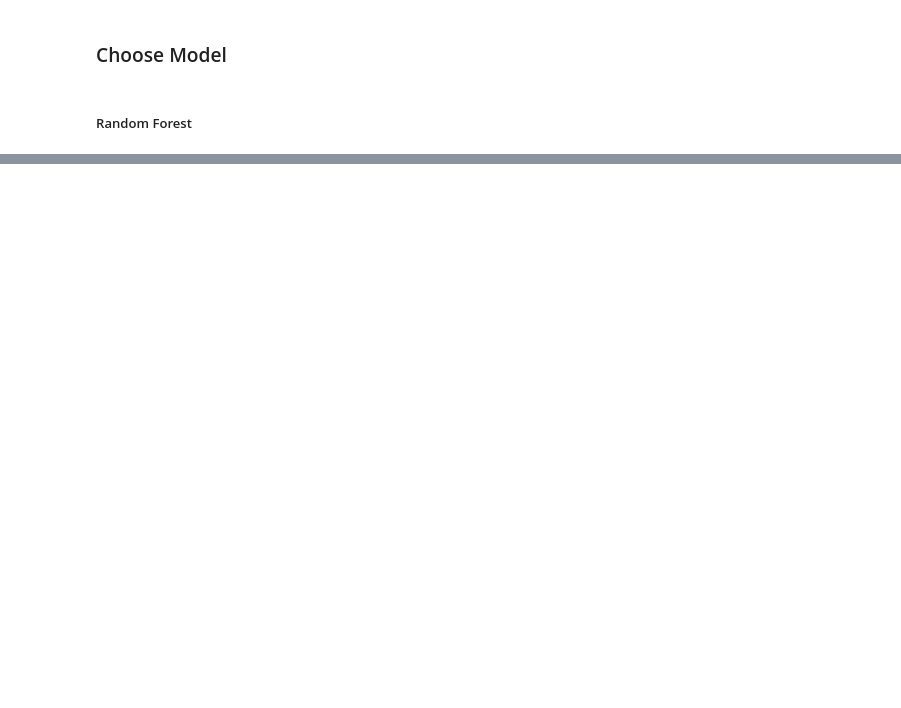
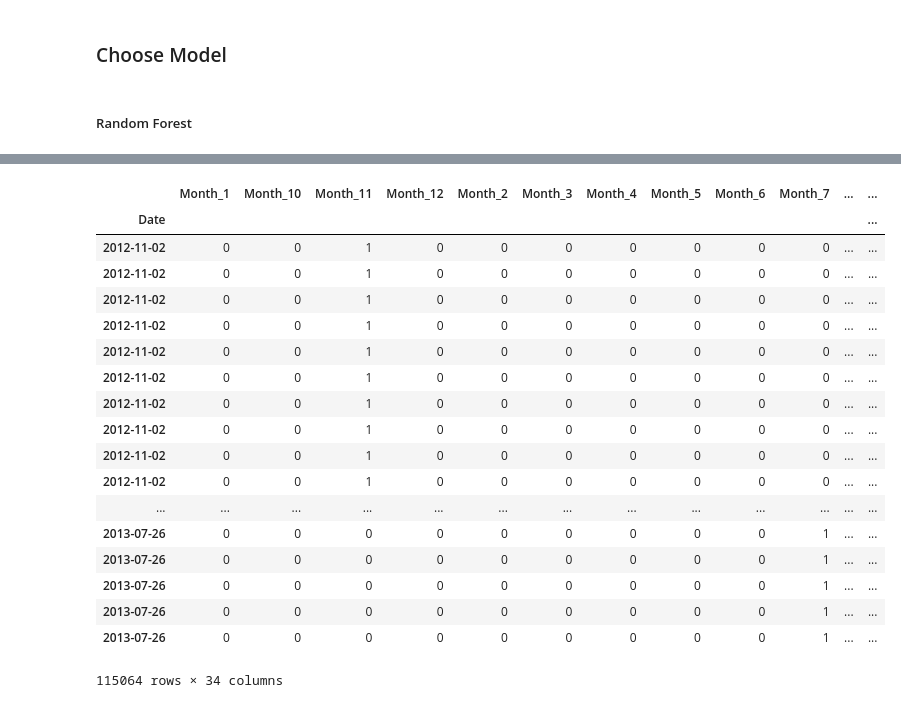
Before and after one commit to Tinsae/Thinkful-Data-Science, a Jupyter notebook: DS/Unit 3/Sales Prediction.ipynb, the cells around one changed output, grey strips where cells are left out. Cells and saved outputs as stored; diff of their text form; code cells hidden in the pictures; blank space fills up the shorter version.

Commit message:
sales prediction

```diff
--- a/DS/Unit 3/Sales Prediction.ipynb
+++ b/DS/Unit 3/Sales Prediction.ipynb
@@ -362,7 +438,7 @@ y_train = train.Difference
 ##### Random Forest
 # %%
 from sklearn.ensemble import RandomForestRegressor
-regr = RandomForestRegressor(n_estimators=20, criterion='mse', max_depth=None,
+regr = RandomForestRegressor(n_estimators=10, criterion='mse', max_depth=None,
                       min_samples_split=2, min_samples_leaf=1,
                       min_weight_fraction_leaf=0.0, max_features='auto',
                       max_leaf_nodes=None, min_impurity_decrease=0.0,
@@ -492,0 +509,10 @@ building tree 20 of 20
+# %%
+test['Month_8'] = 0
+test['Month_9'] = 0
+test['Month_10'] = 0
+test['Pre_christmas_yes'] = 0
+test['Black_Friday_yes'] = 0
+# %%
+# test
+X_test = test[selector2]
+regr.predict(X_test)
@@ -492,0 +525,3 @@ building tree 20 of 20
+# %%
+X_test.loc[:,'WeeklySales'] = regr.predict(X_test)
+X_test.to_csv('output.csv')
@@ -492,0 +546,22 @@ building tree 20 of 20
+# %%
+X_test
+# %% [output]
+|  | Month_1 | Month_10 | Month_11 | Month_12 | Month_2 | Month_3 | Month_4 | Month_5 | Month_6 | Month_7 | ... | ... |
+| Date |  |  |  |  |  |  |  |  |  |  |  | ... |
+| 2012-11-02 | 0 | 0 | 1 | 0 | 0 | 0 | 0 | 0 | 0 | 0 | ... | ... |
+| 2012-11-02 | 0 | 0 | 1 | 0 | 0 | 0 | 0 | 0 | 0 | 0 | ... | ... |
+| 2012-11-02 | 0 | 0 | 1 | 0 | 0 | 0 | 0 | 0 | 0 | 0 | ... | ... |
+| 2012-11-02 | 0 | 0 | 1 | 0 | 0 | 0 | 0 | 0 | 0 | 0 | ... | ... |
+| 2012-11-02 | 0 | 0 | 1 | 0 | 0 | 0 | 0 | 0 | 0 | 0 | ... | ... |
+| 2012-11-02 | 0 | 0 | 1 | 0 | 0 | 0 | 0 | 0 | 0 | 0 | ... | ... |
+| 2012-11-02 | 0 | 0 | 1 | 0 | 0 | 0 | 0 | 0 | 0 | 0 | ... | ... |
+| 2012-11-02 | 0 | 0 | 1 | 0 | 0 | 0 | 0 | 0 | 0 | 0 | ... | ... |
+| 2012-11-02 | 0 | 0 | 1 | 0 | 0 | 0 | 0 | 0 | 0 | 0 | ... | ... |
+| 2012-11-02 | 0 | 0 | 1 | 0 | 0 | 0 | 0 | 0 | 0 | 0 | ... | ... |
+| ... | ... | ... | ... | ... | ... | ... | ... | ... | ... | ... | ... | ... |
+| 2013-07-26 | 0 | 0 | 0 | 0 | 0 | 0 | 0 | 0 | 0 | 1 | ... | ... |
+| 2013-07-26 | 0 | 0 | 0 | 0 | 0 | 0 | 0 | 0 | 0 | 1 | ... | ... |
+| 2013-07-26 | 0 | 0 | 0 | 0 | 0 | 0 | 0 | 0 | 0 | 1 | ... | ... |
+| 2013-07-26 | 0 | 0 | 0 | 0 | 0 | 0 | 0 | 0 | 0 | 1 | ... | ... |
+| 2013-07-26 | 0 | 0 | 0 | 0 | 0 | 0 | 0 | 0 | 0 | 1 | ... | ... |
+115064 rows × 34 columns
```
Also changed, not shown: parts of 25 cells of this notebook, 1 other file.
